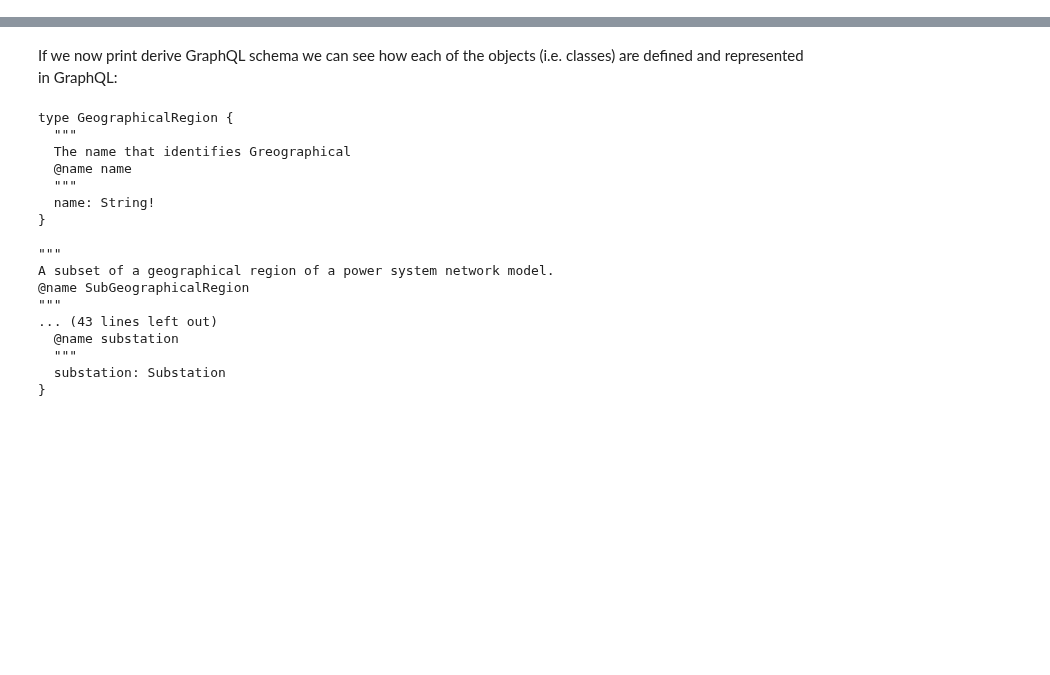
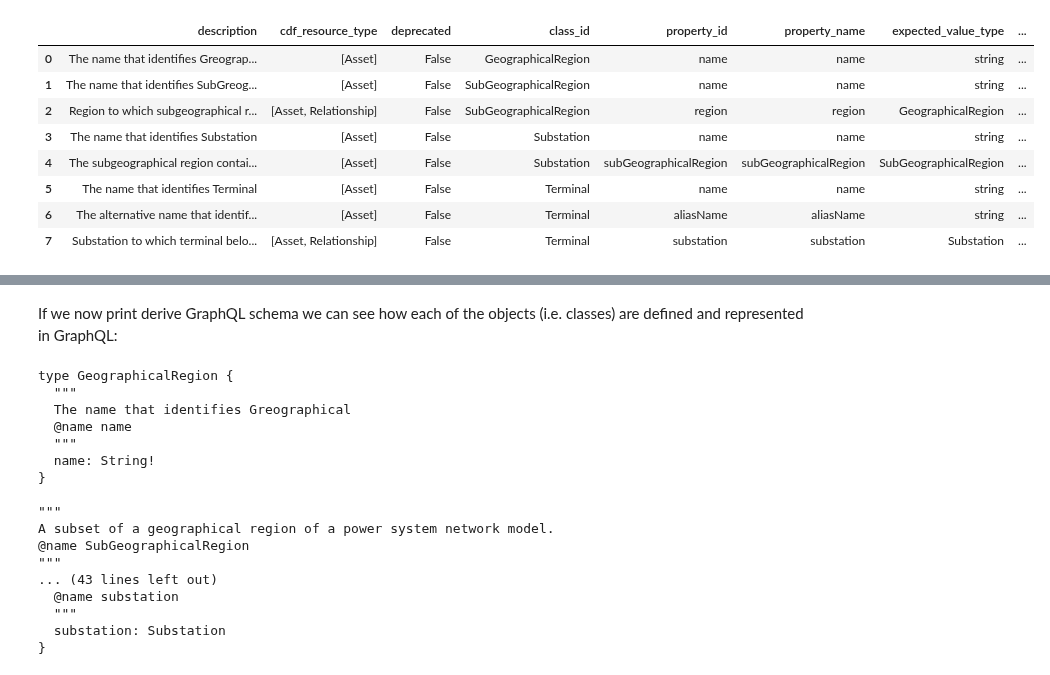
Before and after one commit to cognitedata/neat, a Jupyter notebook: docs/tutorial/notebooks/part-1-data-model-generation.ipynb, the cells around one changed output, grey strips where cells are left out. Drawn from its saved outputs; the diff is of its cells as text; code cells hidden in the pictures; blank space fills up the shorter version.

```diff
--- a/docs/tutorial/notebooks/part-1-data-model-generation.ipynb
+++ b/docs/tutorial/notebooks/part-1-data-model-generation.ipynb
@@ -30,0 +30,3 @@ from cognite.neat.rules.examples import power_grid_model
+# %%
+power_rules = parser.parse_rules_from_excel_file(power_grid_model)
+power_rules
@@ -31 +83,13 @@ from cognite.neat.rules.examples import power_grid_model
+# %%
+power_rules.properties
+# %% [output]
+|  | description | cdf_resource_type | deprecated | class_id | property_id | property_name | expected_value_type | ... |
+| 0 | The name that identifies Greograp... | [Asset] | False | GeographicalRegion | name | name | string | ... |
+| 1 | The name that identifies SubGreog... | [Asset] | False | SubGeographicalRegion | name | name | string | ... |
+| 2 | Region to which subgeographical r... | [Asset, Relationship] | False | SubGeographicalRegion | region | region | GeographicalRegion | ... |
+| 3 | The name that identifies Substation | [Asset] | False | Substation | name | name | string | ... |
+| 4 | The subgeographical region contai... | [Asset] | False | Substation | subGeographicalRegion | subGeographicalRegion | SubGeographicalRegion | ... |
+| 5 | The name that identifies Terminal | [Asset] | False | Terminal | name | name | string | ... |
+| 6 | The alternative name that identif... | [Asset] | False | Terminal | aliasName | aliasName | string | ... |
+| 7 | Substation to which terminal belo... | [Asset, Relationship] | False | Terminal | substation | substation | Substation | ... |
 # %% [markdown]
```
Also changed, not shown: parts of 24 cells of this notebook, 32 other files.
